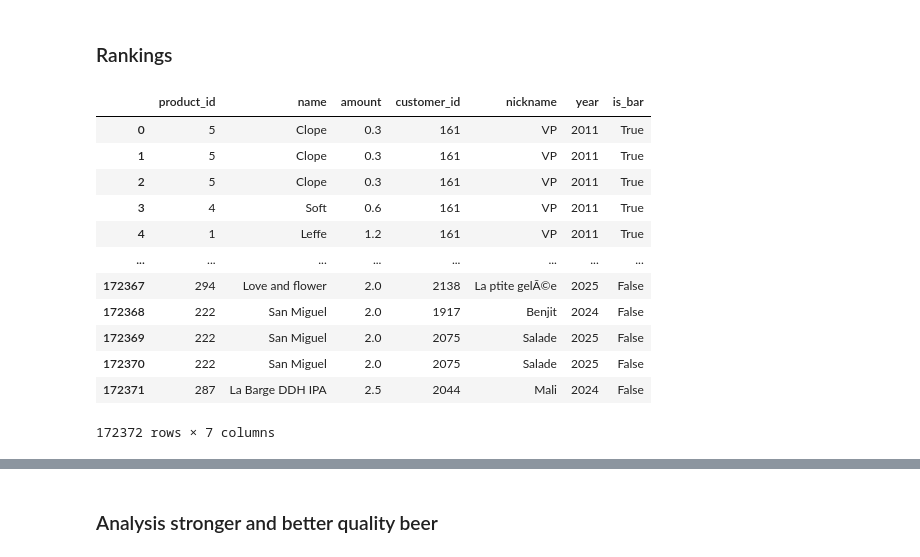
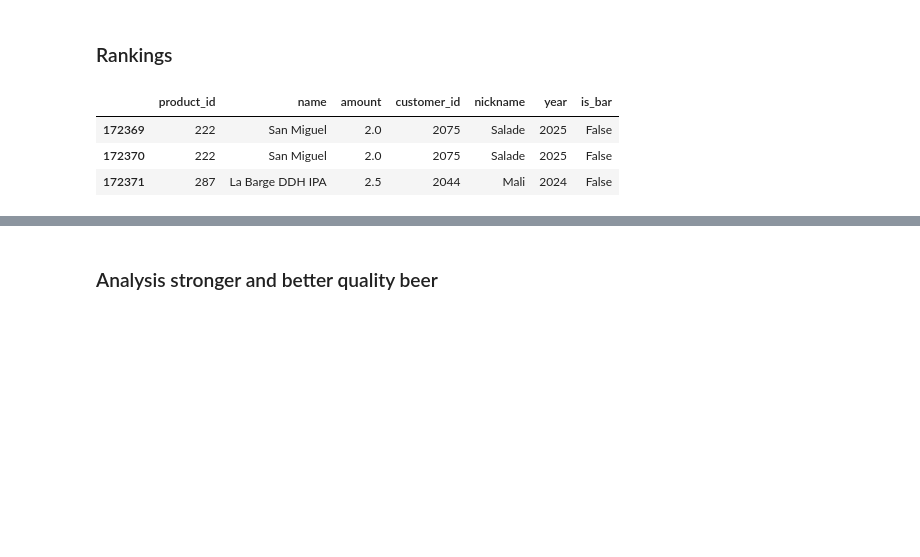
Before and after one commit to r-jaylet/babar_stats, a Jupyter notebook: analysis.ipynb, the cells around one changed output, grey strips where cells are left out. Cells and saved outputs as stored; diff of their text form; code cells hidden in the pictures; blank space fills up the shorter version.

```diff
--- a/analysis.ipynb
+++ b/analysis.ipynb
@@ -46,21 +37,12 @@ plt.show()
 # %% [markdown]
 ### Rankings
 # %%
-df
+df.tail(3)
 # %% [output]
 |  | product_id | name | amount | customer_id | nickname | year | is_bar |
-| 0 | 5 | Clope | 0.3 | 161 | VP | 2011 | True |
-| 1 | 5 | Clope | 0.3 | 161 | VP | 2011 | True |
-| 2 | 5 | Clope | 0.3 | 161 | VP | 2011 | True |
-| 3 | 4 | Soft | 0.6 | 161 | VP | 2011 | True |
-| 4 | 1 | Leffe | 1.2 | 161 | VP | 2011 | True |
-| ... | ... | ... | ... | ... | ... | ... | ... |
-| 172367 | 294 | Love and flower | 2.0 | 2138 | La ptite gelÃ©e | 2025 | False |
-| 172368 | 222 | San Miguel | 2.0 | 1917 | Benjit | 2024 | False |
 | 172369 | 222 | San Miguel | 2.0 | 2075 | Salade | 2025 | False |
 | 172370 | 222 | San Miguel | 2.0 | 2075 | Salade | 2025 | False |
 | 172371 | 287 | La Barge DDH IPA | 2.5 | 2044 | Mali | 2024 | False |
-172372 rows × 7 columns
 # %%
 df_ranking_product = df.groupby('name').agg({'amount' : 'sum'}).sort_values(by=['amount'])
 df_ranking_customer = df.groupby('nickname').agg({'amount' : 'sum'}).sort_values(by=['amount'])
```
Also changed, not shown: parts of 17 cells of this notebook, 2 other files.
